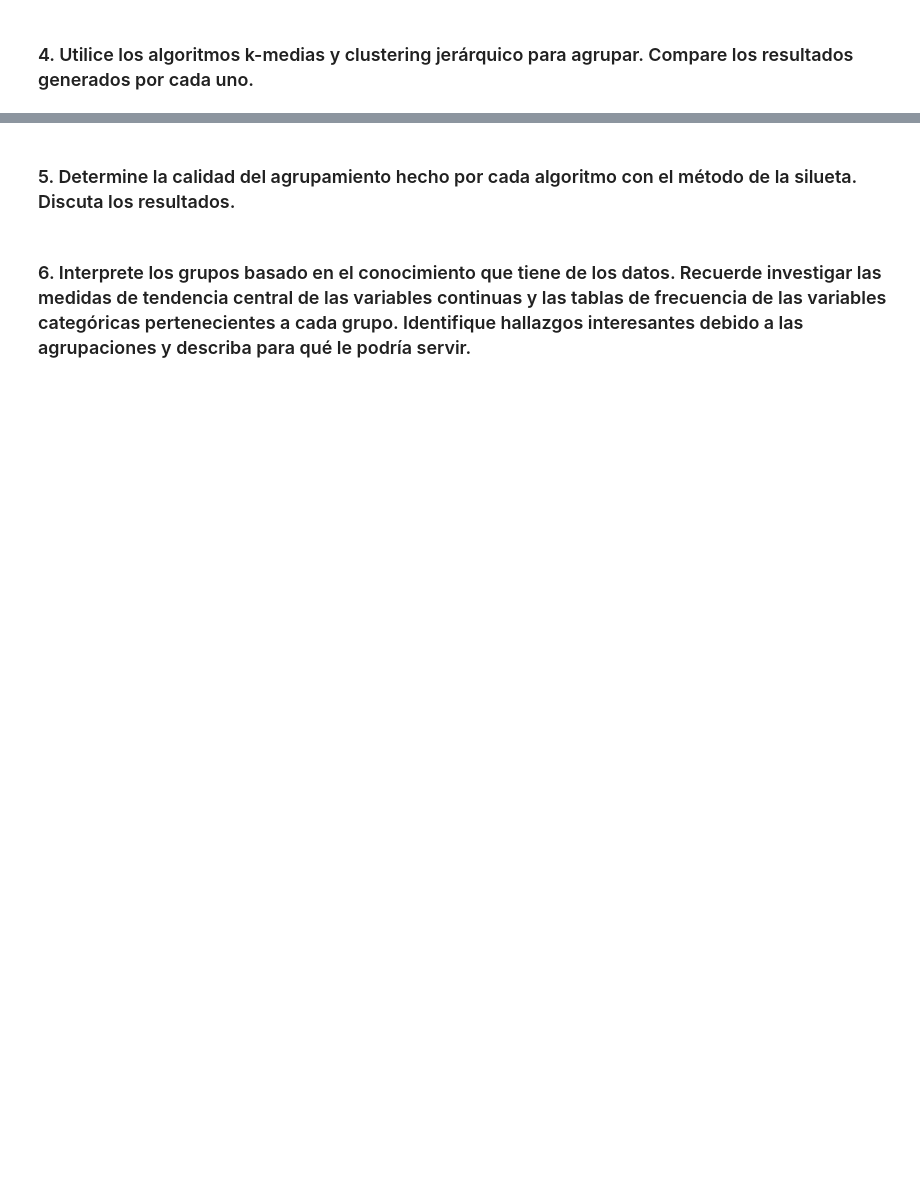
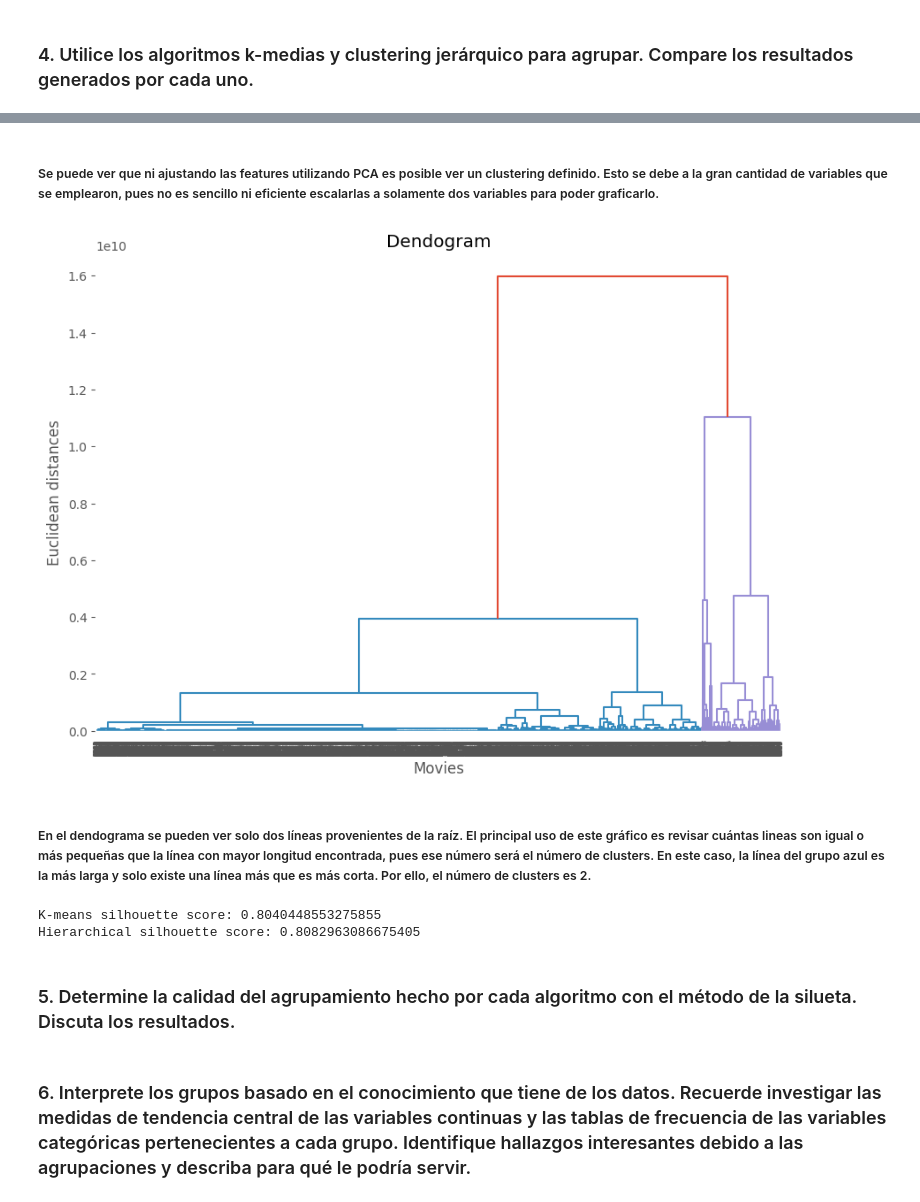
Before and after one commit to bl33h/moviesClustering, a Jupyter notebook: movies.ipynb, the cells around one changed output, grey strips where cells are left out. Saved outputs shown, nothing was run; the diff lists cells and outputs as text; code cells hidden in the pictures; blank space fills up the shorter version.

```diff
--- a/movies.ipynb
+++ b/movies.ipynb
@@ -95,0 +183,14 @@ A criterio propio y considerando tanto el tipo de dato de cada una de las variab
+# %% [markdown]
+##### Se puede ver que ni ajustando las features utilizando PCA es posible ver un clustering definido. Esto se debe a la gran cantidad de variables que se emplearon, pues no es sencillo ni eficiente escalarlas a solamente dos variables para poder graficarlo.
+# %%
+import scipy.cluster.hierarchy as sch
+plt.figure(figsize=(10,7))
+dendogram = sch.dendrogram(sch.linkage(features, method='ward'))
+plt.title('Dendogram')
+plt.xlabel('Movies')
+plt.ylabel('Euclidean distances')
+plt.show()
+# %% [output]
+[figure, added]
+# %% [markdown]
+##### En el dendograma se pueden ver solo dos líneas provenientes de la raíz. El principal uso de este gráfico es revisar cuántas lineas son igual o más pequeñas que la línea con mayor longitud encontrada, pues ese número será el número de clusters. En este caso, la línea del grupo azul es la más larga y solo existe una línea más que es más corta. Por ello, el número de clusters es 2.
@@ -96,3 +200,13 @@ A criterio propio y considerando tanto el tipo de dato de cada una de las variab
+# %%
+km_score = silhouette_score(features, k_means.labels_)
+
+hier_score = silhouette_score(features, cl)
+
+print('K-means silhouette score:', km_score)
+print('Hierarchical silhouette score:', hier_score)
+# %% [output]
+K-means silhouette score: 0.8040448553275855
+Hierarchical silhouette score: 0.8082963086675405
 # %% [markdown]
 ### 5. Determine la calidad del agrupamiento hecho por cada algoritmo con el método de la silueta. Discuta los resultados.
 # %%
```
Also changed, not shown: parts of 10 cells of this notebook.
